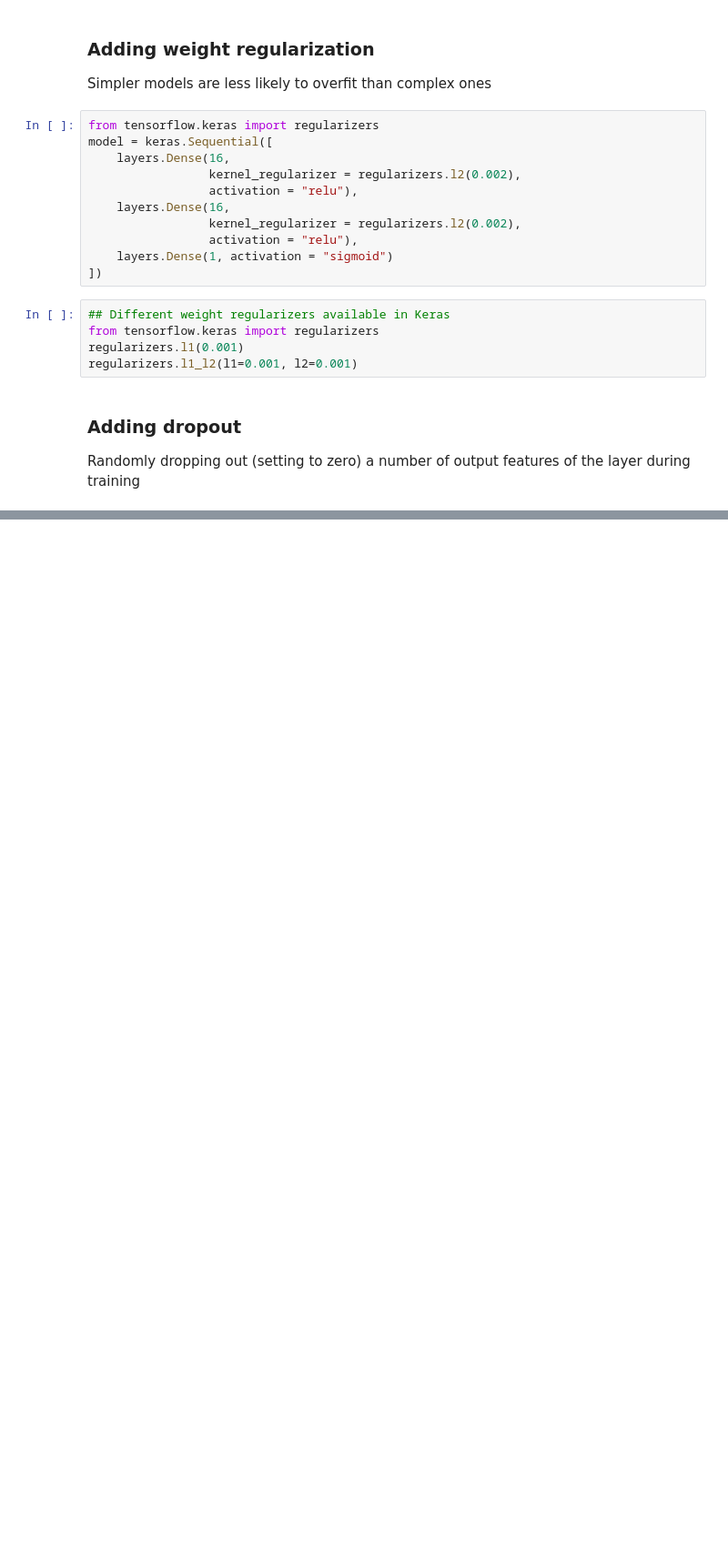
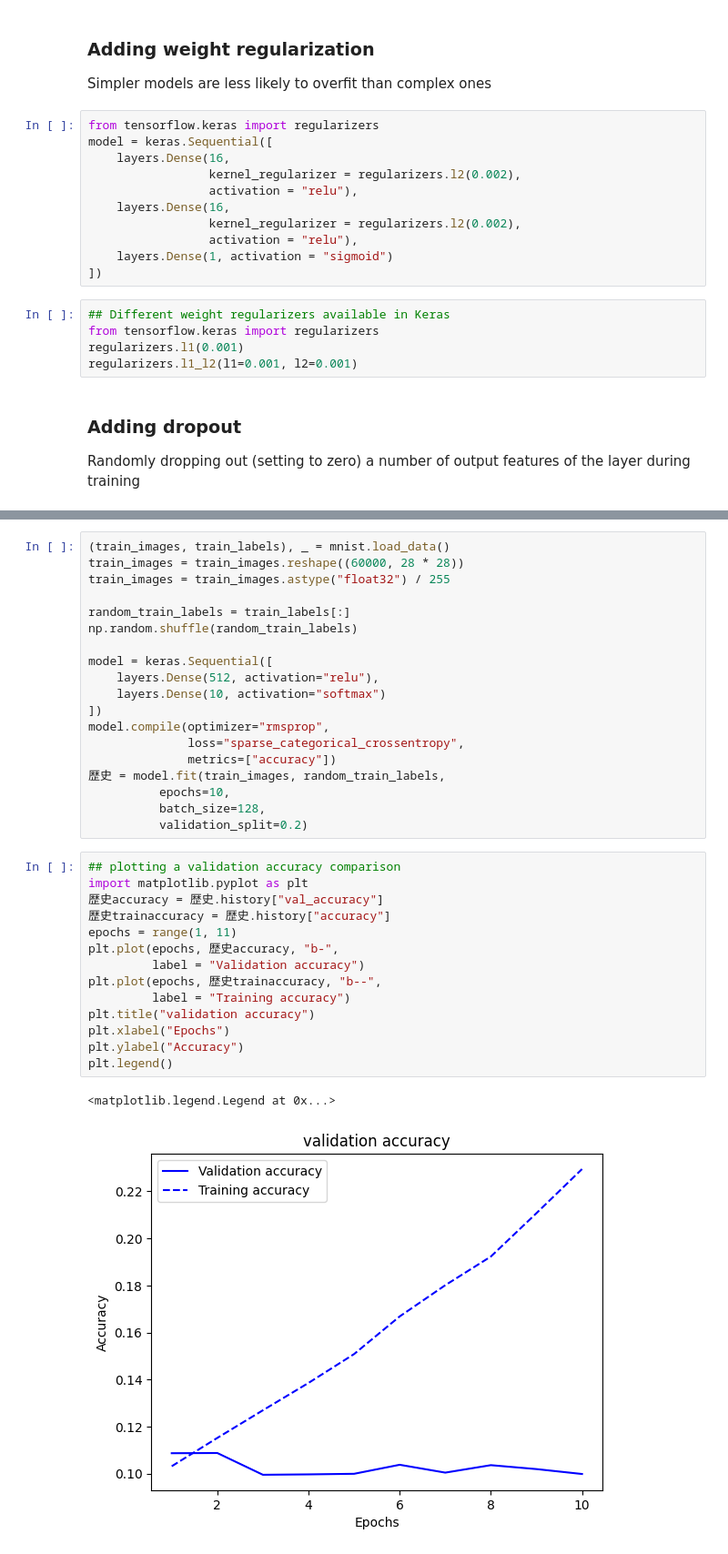
Before and after one commit to ryuhyunwoo1/classDeepLearning, a Jupyter notebook: practices/practices_week5.ipynb, the cells around one changed output, grey strips where cells are left out. Shown at 91% size. Drawn from its saved outputs; the diff is of its cells as text; blank space fills up the shorter version.

```diff
--- a/practices/practices_week5.ipynb
+++ b/practices/practices_week5.ipynb
@@ -374,0 +527,36 @@ Epoch 20/20
+# %%
+(train_images, train_labels), _ = mnist.load_data()
+train_images = train_images.reshape((60000, 28 * 28))
+train_images = train_images.astype("float32") / 255
+
+random_train_labels = train_labels[:]
+np.random.shuffle(random_train_labels)
+
+model = keras.Sequential([
+    layers.Dense(512, activation="relu"),
+    layers.Dense(10, activation="softmax")
+])
+model.compile(optimizer="rmsprop",
+              loss="sparse_categorical_crossentropy",
+              metrics=["accuracy"])
+歴史 = model.fit(train_images, random_train_labels,
+          epochs=10,
+          batch_size=128,
+          validation_split=0.2)
+# %%
+## plotting a validation accuracy comparison
+import matplotlib.pyplot as plt
+歴史accuracy = 歴史.history["val_accuracy"]
+歴史trainaccuracy = 歴史.history["accuracy"]
+epochs = range(1, 11)
+plt.plot(epochs, 歴史accuracy, "b-",
+         label = "Validation accuracy")
+plt.plot(epochs, 歴史trainaccuracy, "b--",
+         label = "Training accuracy")
+plt.title("validation accuracy")
+plt.xlabel("Epochs")
+plt.ylabel("Accuracy")
+plt.legend()
+# %% [output]
+<matplotlib.legend.Legend at 0x...>
+[figure, added]
```
Also changed, not shown: parts of 22 cells of this notebook.
